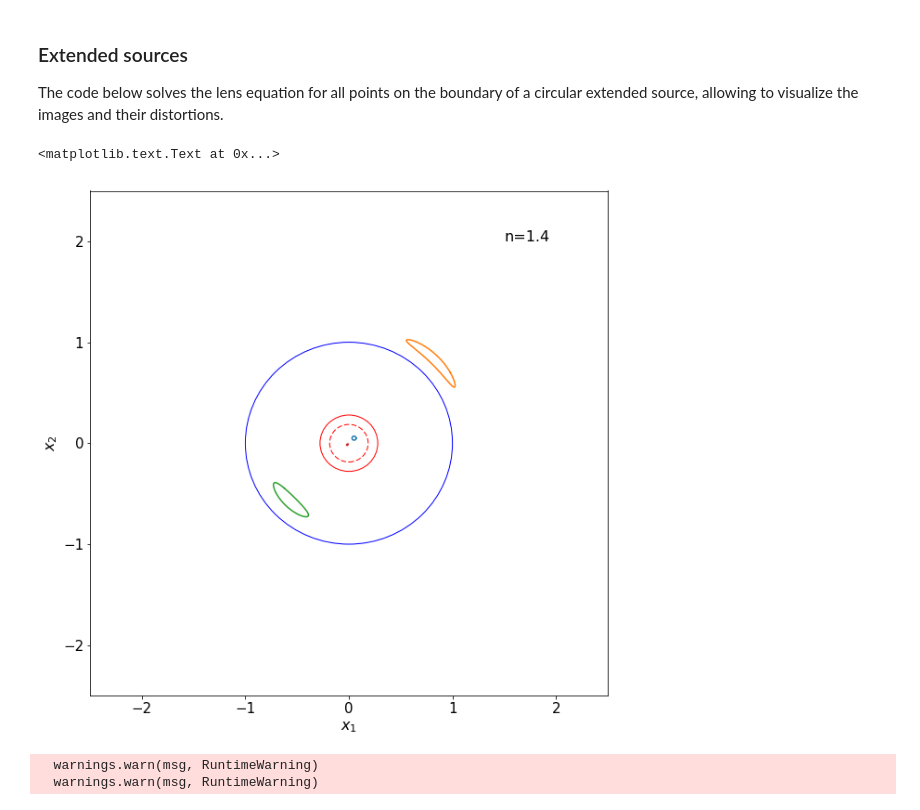
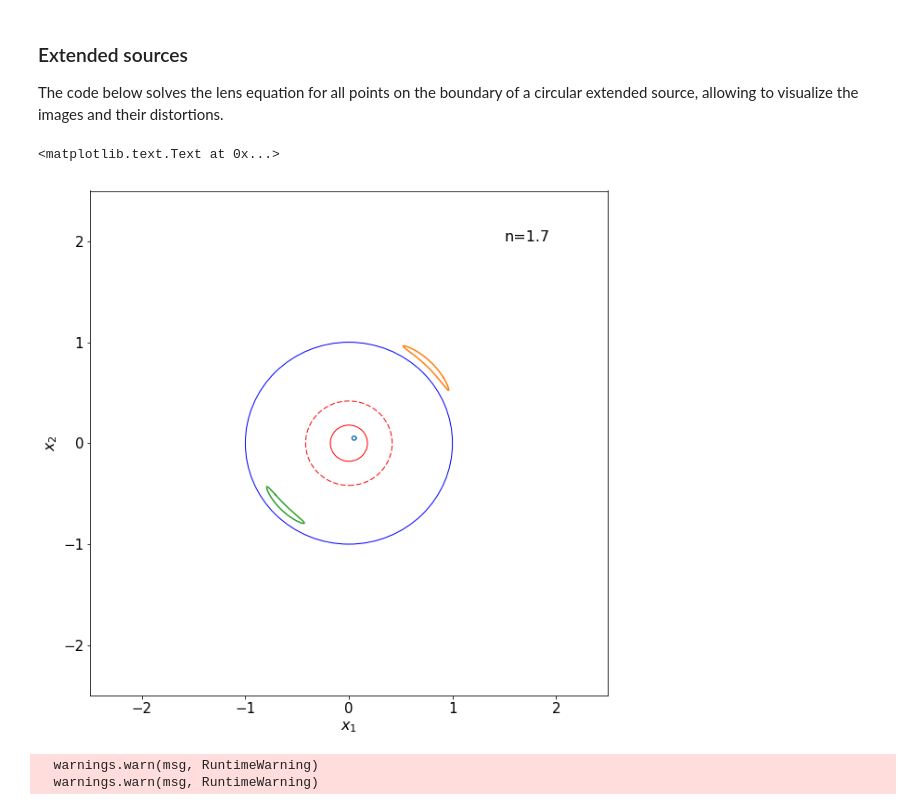
Before and after one commit to maxmen/ScuolaMilano, a Jupyter notebook: SLtutorial.ipynb, the cells around one changed output. Saved outputs shown, nothing was run; the diff lists cells and outputs as text; code cells hidden in the pictures.

```diff
--- a/SLtutorial.ipynb
+++ b/SLtutorial.ipynb
@@ -355,7 +355,7 @@ Some noticeable properties:
 
 The code below solves the lens equation for all points on the boundary of a circular extended source, allowing to visualize the images and their distortions.
 # %%
-nl=1.4
+nl=1.7
 pl=pl_lens(co,n=nl)
 yc1=0.05
 yc2=0.05
@@ -368,34 +368,35 @@ fig,ax=plt.subplots(1,1,figsize=(10,10))
 
 er=plt.Circle((0,0),1.0,color='blue',fill=False)
 rad_cl=plt.Circle((0,0),pl.radcl(),color='red',fill=False)
 rad_cau=plt.Circle((0,0),pl.radcau(),ls='--',color='red',fill=False)
 ax.add_artist(er)
 ax.add_artist(rad_cl)
 ax.add_artist(rad_cau)
 
 ax.plot(ys1,ys2,'-')
 x1=np.array(xi1)*np.cos(phi1)
 x2=np.array(xi1)*np.sin(phi1)
 ax.plot(x1,x2,'-')
 if (xi2.size>0):
     x1=np.array(xi2)*np.cos(phi2)
     x2=np.array(xi2)*np.sin(phi2)
     ax.plot(x1,x2,'-')
 if (xi3.size>0):
     x1=np.array(xi3)*np.cos(phi3)
     x2=np.array(xi3)*np.sin(phi3)
     ax.plot(x1,x2,'-')
+
 ax.set_xlim([-2.5,2.5])
 ax.set_ylim([-2.5,2.5])
 
 ax.xaxis.set_tick_params(labelsize=15)
 ax.yaxis.set_tick_params(labelsize=15)
 ax.set_xlabel(r'$x_1$',fontsize=16)
 ax.set_ylabel(r'$x_2$',fontsize=16)
 ax.text(1.5,2,'n='+str(nl),fontsize=16)
 # %% [output]
 <matplotlib.text.Text at 0x...>
-[figure, old version]
+[figure, new version]
 # %%
 nl=[1.05,1.2,1.4,1.9]
 px=[0,0,1,1]
```
Also changed, not shown: parts of 12 cells of this notebook.
